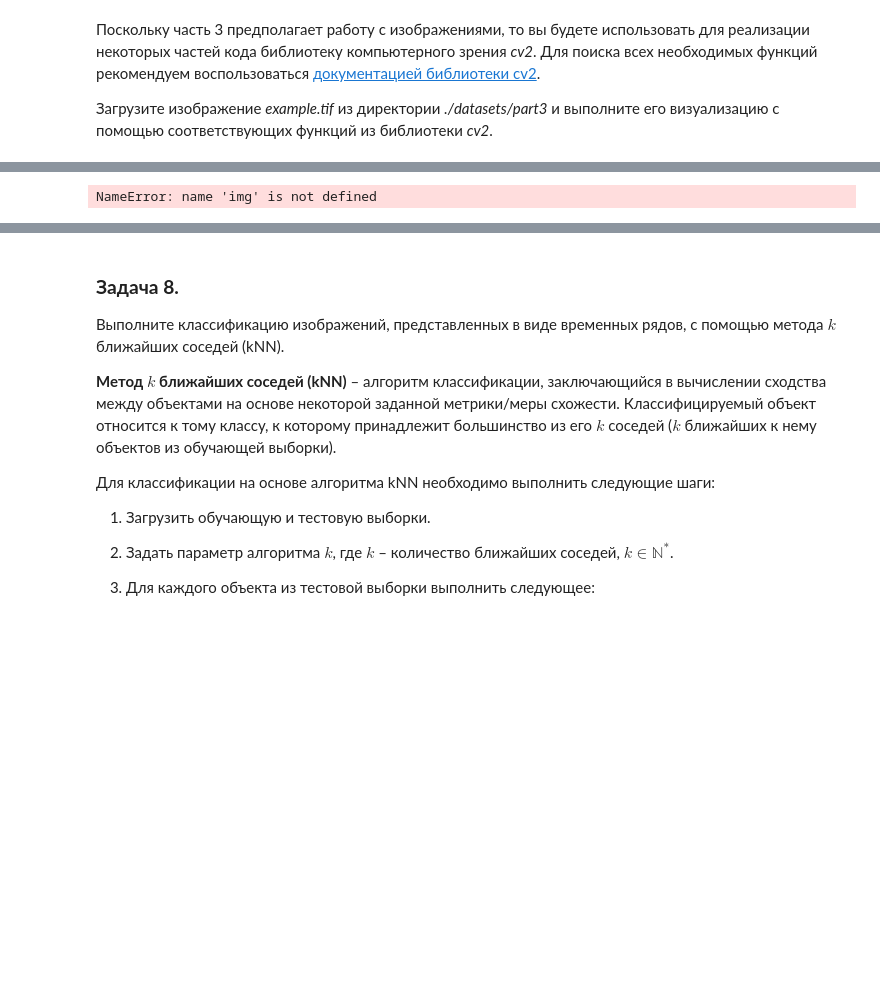
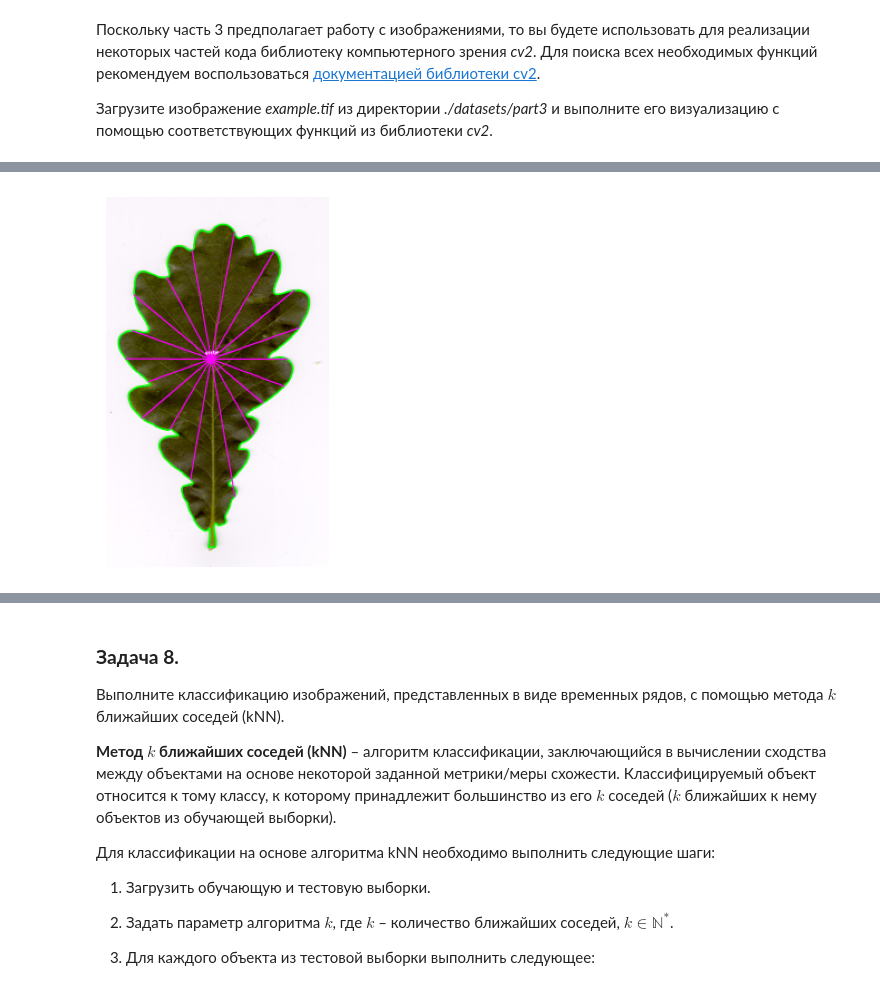
Before and after one commit to Morkva12/2026-Cheskidov, a Jupyter notebook: practice/01 Basics/01 Basics.ipynb, the cells around one changed output, grey strips where cells are left out. Saved outputs shown, nothing was run; the diff lists cells and outputs as text; code cells hidden in the pictures; blank space fills up the shorter version.

```diff
--- a/practice/01 Basics/01 Basics.ipynb
+++ b/practice/01 Basics/01 Basics.ipynb
@@ -393,8 +445,8 @@ T = \{t_i\}_{i=1}^K,\;где \; t_i = dist(O, P_i), \; P_i \in P.
 # %%
 angle_step = 20
 visualize = True
 
 ts = image2ts(img, angle_step, visualize)
-plot_ts(np.array([ts]), "Time series representation of image")
+plot_ts(np.array([ts]), "Временной ряд, полученный из изображения")
 # %% [output]
-NameError: name 'img' is not defined
+[figure, added]
```
Also changed, not shown: parts of 30 cells of this notebook, 6 other files.
